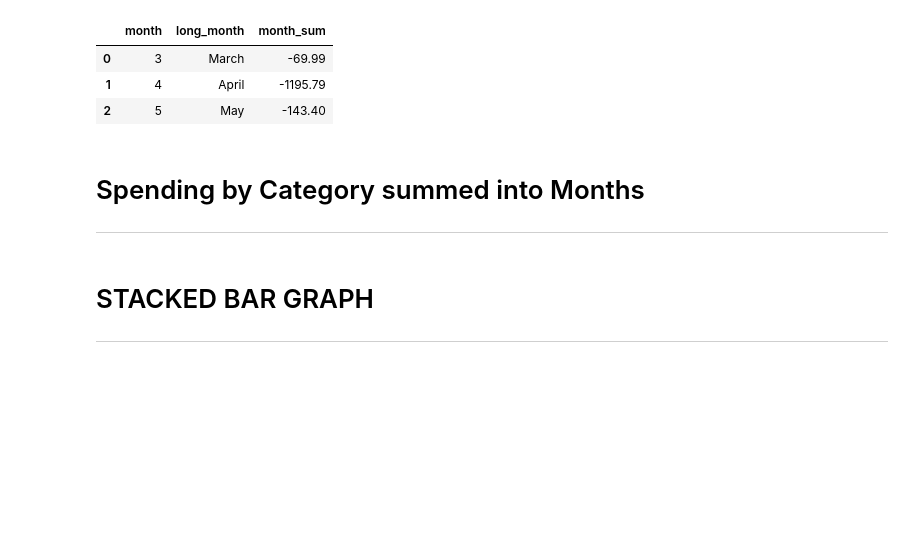
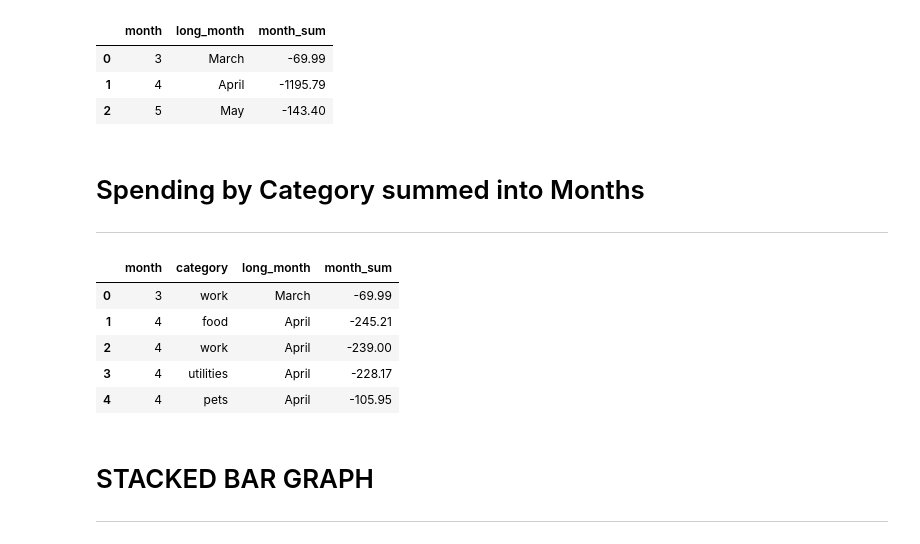
Before and after one commit to ph1-618O/clover, a Jupyter notebook: notebooks/bar_graphs.ipynb, the cells around one changed output. Saved outputs shown, nothing was run; the diff lists cells and outputs as text; code cells hidden in the pictures; blank space fills up the shorter version.

```diff
--- a/notebooks/bar_graphs.ipynb
+++ b/notebooks/bar_graphs.ipynb
@@ -207,6 +215,15 @@ if 'category' in data_df.columns:
     month_categories = month_categories.loc[month_categories['category'] != 'payment']
     month_categories = month_categories.sort_values(by=['month', 'month_sum']).reset_index(drop=True)
     month_categories.head()
+# %%
+month_categories.head()
+# %% [output]
+|  | month | category | long_month | month_sum |
+| 0 | 3 | work | March | -69.99 |
+| 1 | 4 | food | April | -245.21 |
+| 2 | 4 | work | April | -239.00 |
+| 3 | 4 | utilities | April | -228.17 |
+| 4 | 4 | pets | April | -105.95 |
 # %% [markdown]
 # STACKED BAR GRAPH
 
```
Also changed, not shown: parts of 16 cells of this notebook, 6 other files.
